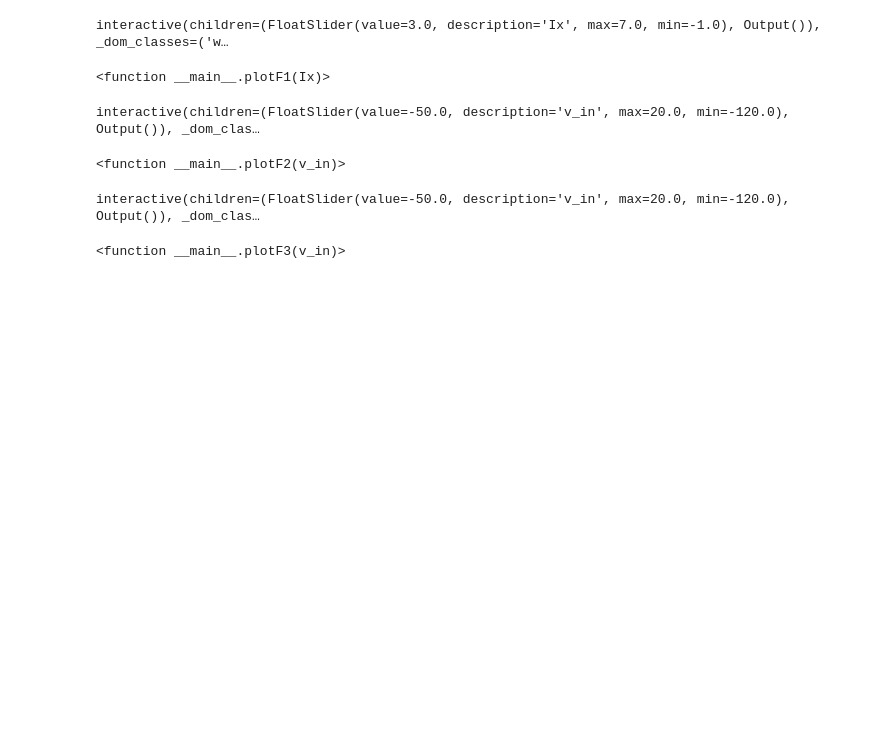
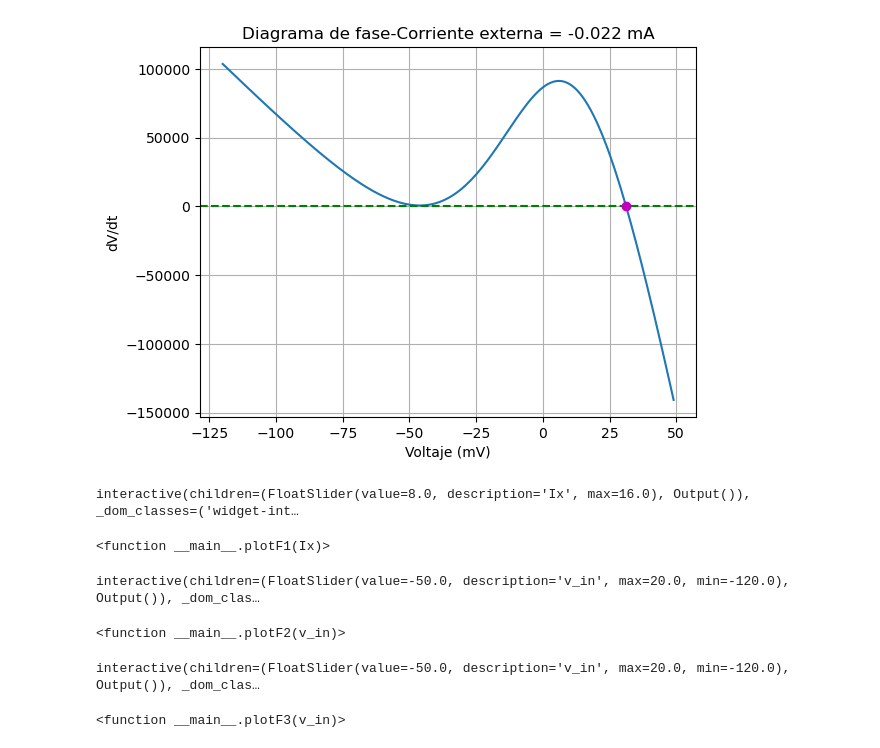
Before and after one commit to hxdvka/MiBio, a Jupyter notebook: FisioLab/1/FADV_FAL1.ipynb, the cells around one changed output. Drawn from its saved outputs; the diff is of its cells as text; code cells hidden in the pictures; blank space fills up the shorter version.

```diff
--- a/FisioLab/1/FADV_FAL1.ipynb
+++ b/FisioLab/1/FADV_FAL1.ipynb
@@ -41,6 +41,13 @@ def dV_ivp3(t,v,I):
     return - (cg_na*pv(v)*(v-cE_na) + cg_l*(v-cE_l) - I(t) ) / cC_m
 
 dV0 = partial (dV,I=0)
+
+# ???? why??
+def dV_0(v):
+    return -(1/ cC_m ) *(cg_na*pv(v)*(v-cE_na) + cg_l*(v-cE_l))
+
+def dV_Ix(v):
+    return -(1/ cC_m ) *(cg_na*pv(v)*(v-cE_na) + cg_l*(v-cE_l)-0.022)
 # %%
 #plot Pv
 m_DomPv = 150
@@ -72,17 +158,36 @@ plt.plot(plDomdVI0,list(map(dV0,plDomdVI0)))
+# %%
+m_DomdVI22M = 50
+m_DomdVI22m = -120
+m_stepdVI22 = 1
+
+plDomdVI22 = np.arange(m_DomdVI22m , m_DomdVI22M,m_stepdVI22 )
+
+plt.plot(plDomdVI22,list(map(dV_Ix,plDomdVI22)))
+plt.axhline(0,color = 'g', linestyle = '--')
+plt.plot(31.19,0,'om')
+plt.xlabel("Voltaje (mV)")
+plt.ylabel("dV/dt")
+plt.title("Diagrama de fase-Corriente externa = -0.022 mA")#-22 -> 0.022 (*10^-3)
+plt.grid("on")
+# %% [output]
+[figure, added]
 # %%
-m_p3_xm     = -90
-m_p3_xM     = 150
+# ajuste parametros para ver en qué momento deja de cortar con x=0
+m_p3_xm     = -50
+m_p3_xM     = -40
 m_p3_step   = 0.5
 m_p3_x = np.arange(m_p3_xm,m_p3_xM,m_p3_step)
 
 def plotF1(Ix):
+    Ixx = Ix*2**-8
+    print(Ixx)
     plt.axhline(y=0)
     plt.plot( m_p3_x , list(
-            map( partial(dV,I=Ix) , m_p3_x ) ) )
+            map( partial(dV,I=Ixx) , m_p3_x ) ) )
 interact (
     plotF1,
-    Ix = (-1.0,7.0 ) )
+    Ix = (0.00,16.00 ) )
 # %% [output]
-interactive(children=(FloatSlider(value=3.0, description='Ix', max=7.0, min=-1.0), Output()), _dom_classes=('w…
+interactive(children=(FloatSlider(value=8.0, description='Ix', max=16.0), Output()), _dom_classes=('widget-int…
 <function __main__.plotF1(Ix)>
 # %%
```
Also changed, not shown: parts of 11 cells of this notebook.
